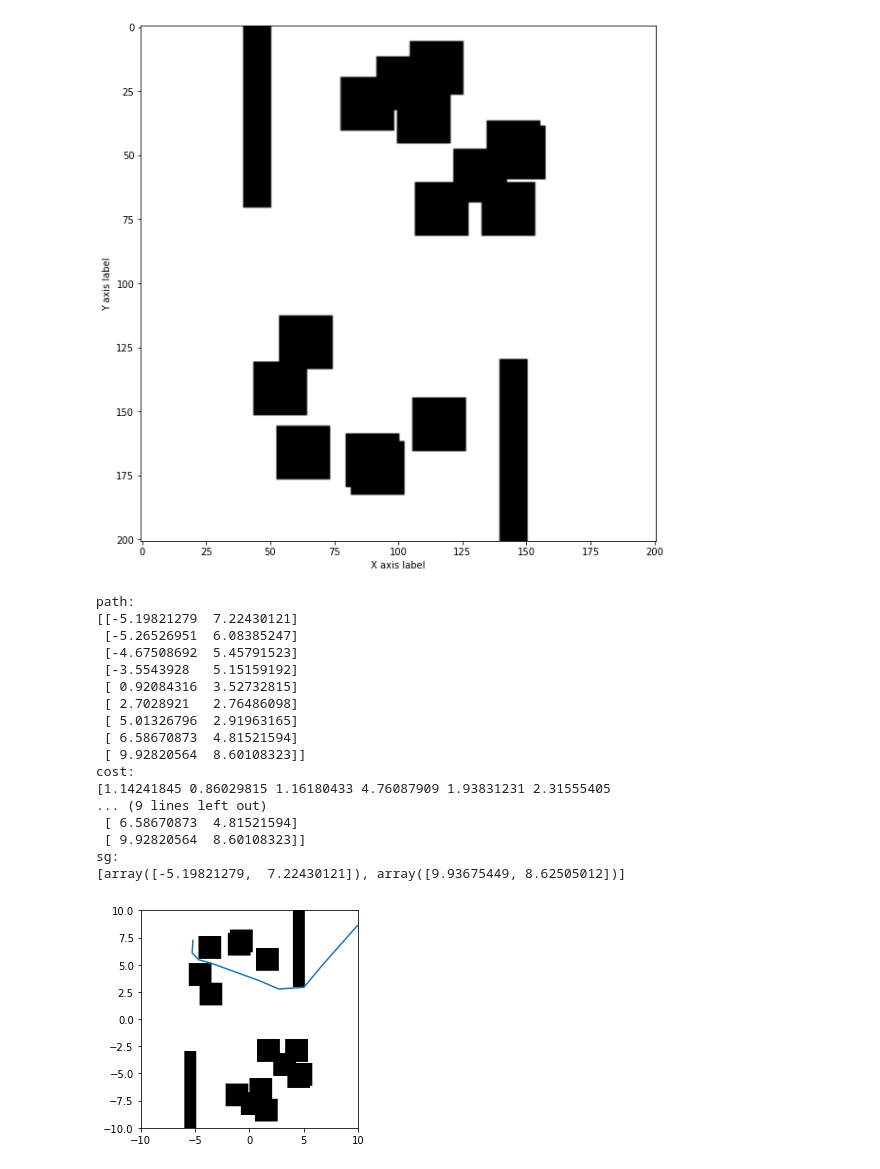
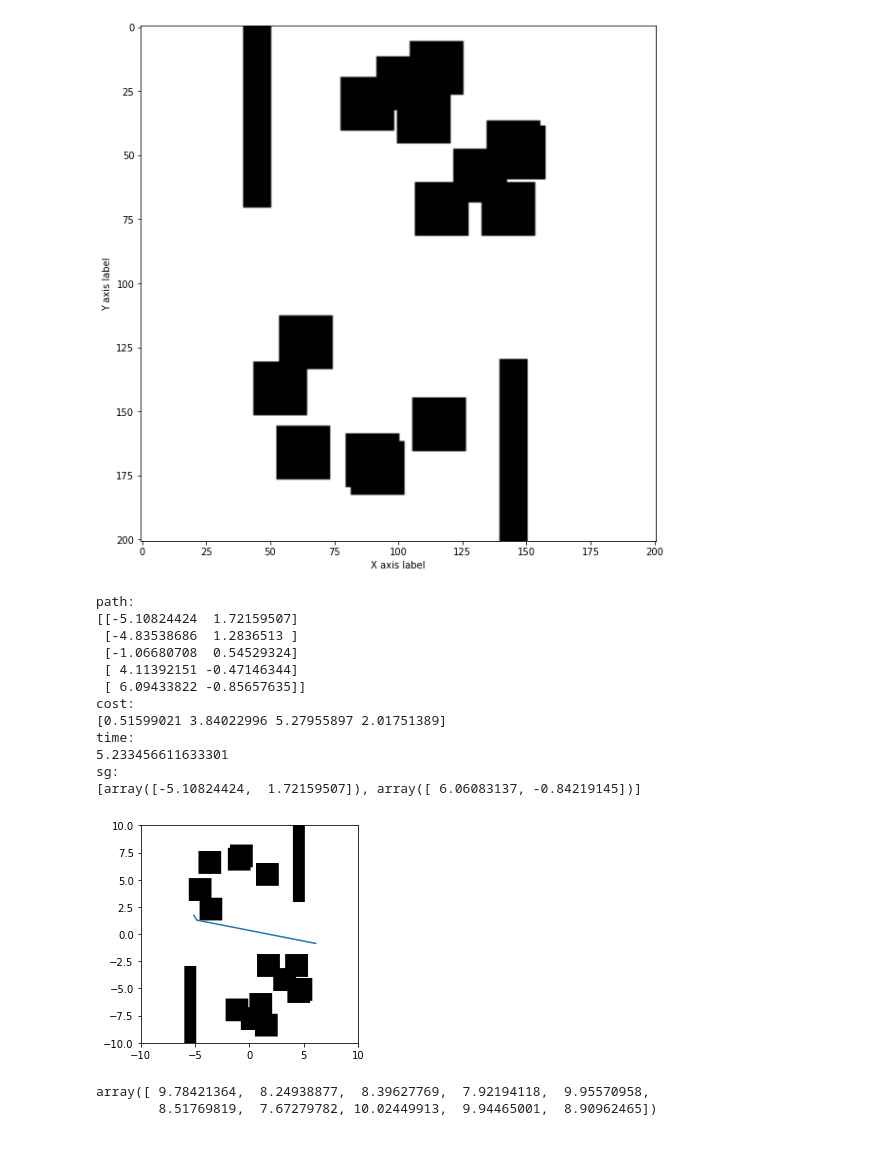
Before and after one commit to MiaoDragon/CSE535-Learning-Based-Motion-Planning-Using-Conditional-Variational-Autoencoder, a Jupyter notebook: cvae-planning/complex2d_scene_visualize.ipynb, the cells around one changed output. Cells and saved outputs as stored; diff of their text form; code cells hidden in the pictures.

```diff
--- a/cvae-planning/complex2d_scene_visualize.ipynb
+++ b/cvae-planning/complex2d_scene_visualize.ipynb
@@ -177,7 +177,7 @@ path = pickle.load(f)
 cost_name = path_dir + 'path/0/cost_1.pkl'
 f = open(cost_name, 'rb')
 cost = pickle.load(f)
-time_name = path_dir + 'path/0/state_1.pkl'
+time_name = path_dir + 'path/0/time_1.pkl'
 f = open(time_name, 'rb')
 time = pickle.load(f)
 sg_name = path_dir + 'path/0/start_goal_1.pkl'
@@ -189,45 +189,61 @@ print(path)
 print("cost: ")
 print(cost)
 print('time: ')
 print(time)
 print('sg:')
 print(sg)
 
 obs = img
 fig = plt.figure()
 ax = fig.add_subplot(1,1,1)
 ax.set_xlim(-10, 10)
 ax.set_ylim(-10, 10)
 
 obs_img = np.zeros(list(obs.T.shape) + [3]).astype(int)
 obs_img[:,:,0] = obs.T
 obs_img[:,:,1] = obs.T
 obs_img[:,:,2] = obs.T
 origin = 'lower'
 extent = (-10, 10., -10., 10.)
 ax.imshow(obs_img, origin=origin, extent=extent)
 
 
 ax.plot(path[:,0], path[:,1])
 
 
 plt.show()
 # %% [output]
 path:
-[[-5.19821279  7.22430121]
- [-5.26526951  6.08385247]
- [-4.67508692  5.45791523]
- [-3.5543928   5.15159192]
- [ 0.92084316  3.52732815]
- [ 2.7028921   2.76486098]
- [ 5.01326796  2.91963165]
- [ 6.58670873  4.81521594]
- [ 9.92820564  8.60108323]]
+[[-5.10824424  1.72159507]
+ [-4.83538686  1.2836513 ]
+ [-1.06680708  0.54529324]
+ [ 4.11392151 -0.47146344]
+ [ 6.09433822 -0.85657635]]
 cost:
-[1.14241845 0.86029815 1.16180433 4.76087909 1.93831231 2.31555405
-... (9 lines left out)
- [ 6.58670873  4.81521594]
- [ 9.92820564  8.60108323]]
+[0.51599021 3.84022996 5.27955897 2.01751389]
+time:
+5.233456611633301
 sg:
-[array([-5.19821279,  7.22430121]), array([9.93675449, 8.62505012])]
+[array([-5.10824424,  1.72159507]), array([ 6.06083137, -0.84219145])]
-[figure, old version]
+[figure, new version]
+# %%
+# test stored path
+import pickle
+
+path_dir = '/home/yinglong/Documents/research/learning_motion_planning/data/motion_planning_datasets/forest/'
+time_all = []
+for i in range(10):
+    time_i = []
+    for j in range(10):
+        time_name = path_dir + 'path/%d/time_%d.pkl' % (i, j)
+        f = open(time_name, 'rb')
+        time = pickle.load(f)
+        time_i.append(time)
+        #print('time: ')
+        #print(time)
+    time_all.append(time_i)
+time_all = np.array(time_all)
+time_all.mean(axis=1)
+# %% [output]
+array([ 9.78421364,  8.24938877,  8.39627769,  7.92194118,  9.95570958,
+        8.51769819,  7.67279782, 10.02449913,  9.94465001,  8.90962465])
```
Also changed, not shown: 2 other files.
